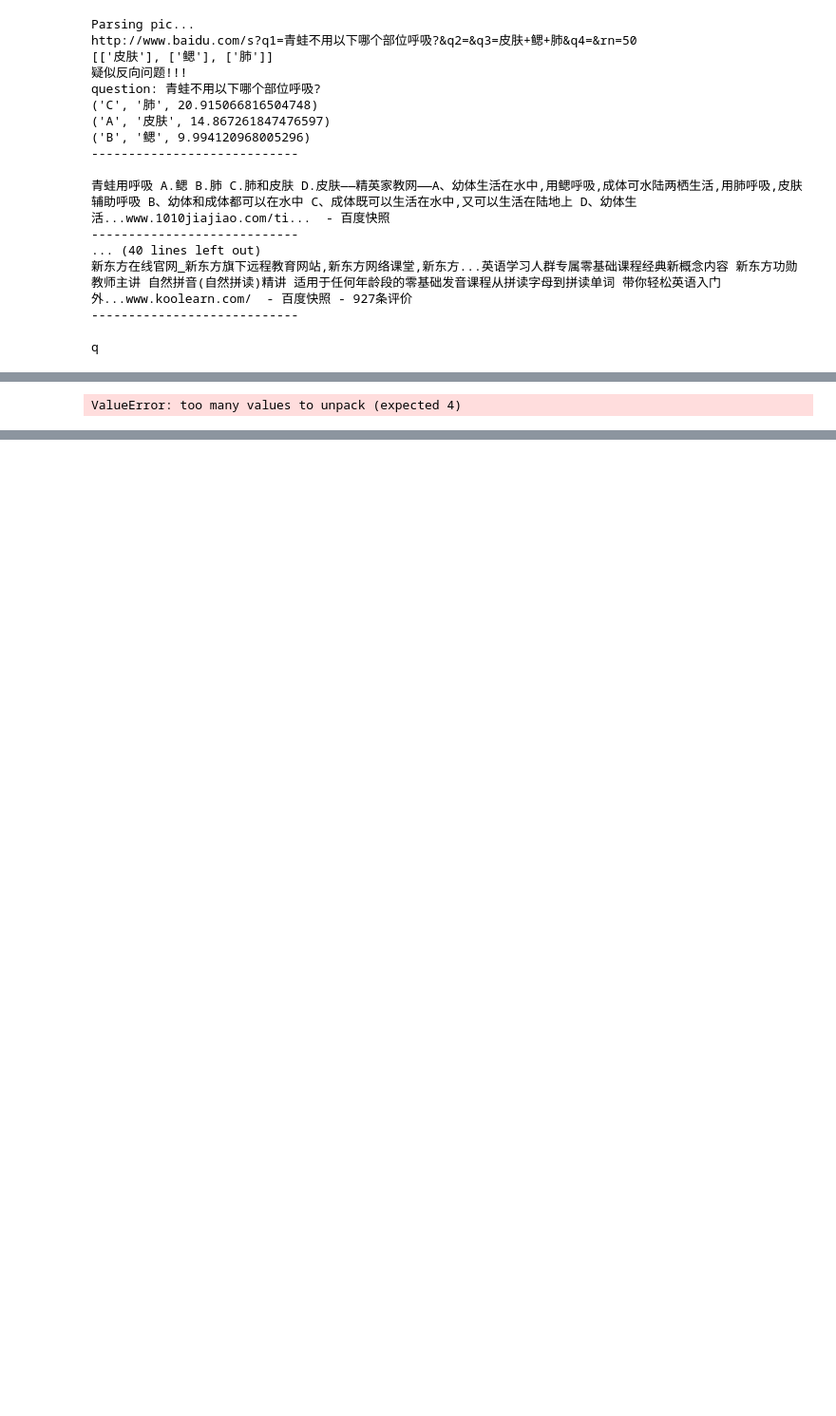
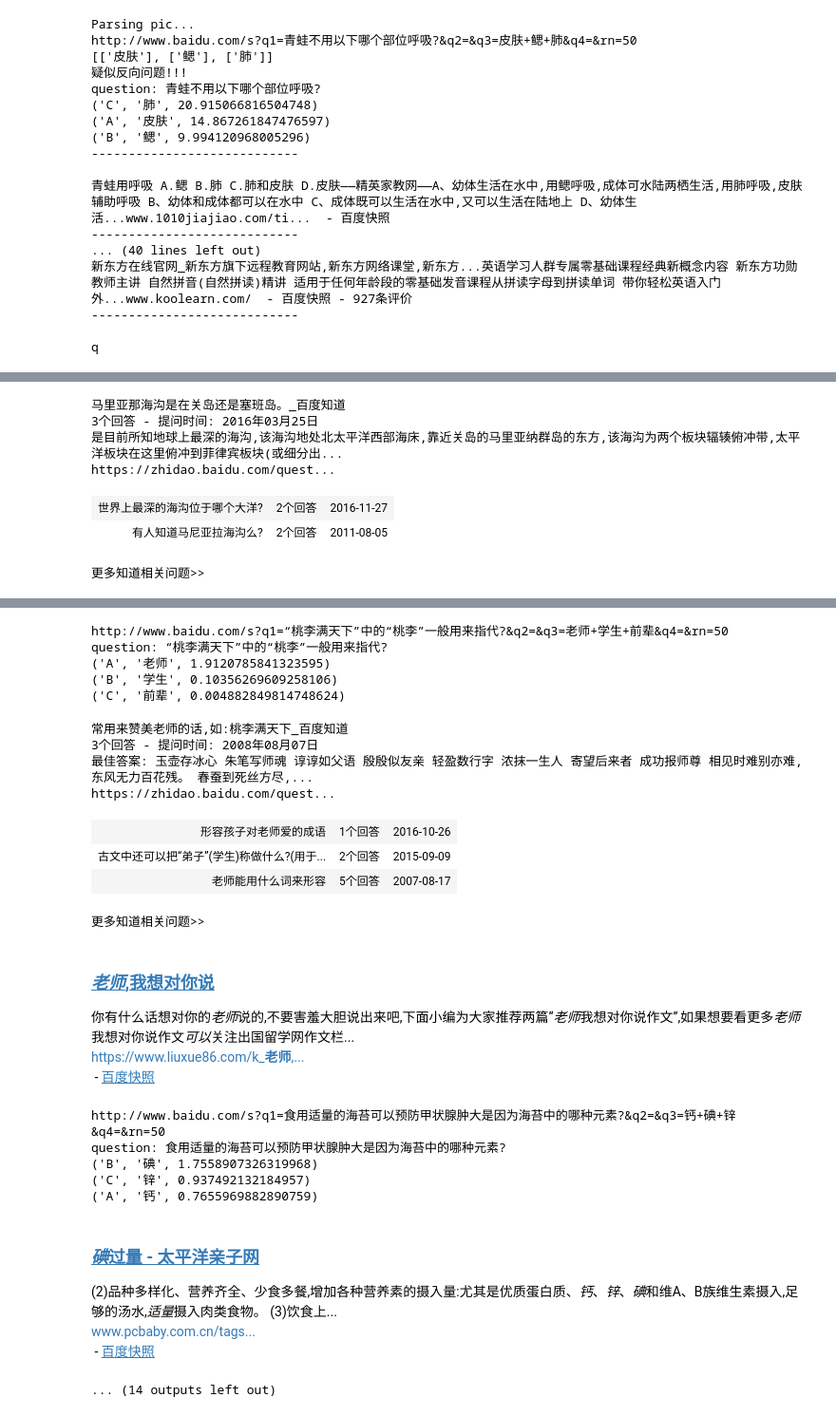
Before and after one commit to wptoux/Chiji, a Jupyter notebook: Chiji.ipynb, the cells around one changed output, grey strips where cells are left out. Shown at 95% size. Saved outputs shown, nothing was run; the diff lists cells and outputs as text; code cells hidden in the pictures; blank space fills up the shorter version.

```diff
--- a/Chiji.ipynb
+++ b/Chiji.ipynb
@@ -247,24 +324,3 @@ question: 以下三条河流的对比中哪条河流最长?
 ('B', '湄公河', 11.295331915130564)
 ('A', '多瑙河', 10.807949355504448)
 ('C', '伏尔塔瓦河', 1.7976801034539482)
-# %%
-question, opt_a, opt_b, opt_c = ocr(im,
-                   [(300,600,0,1080),
-                   (655,815,0,1080),
-                   (845,1005,0,1080),
-                   (1035,1200,0,1080)])
-
-if question != '':
-    quest_words = jieba.lcut_for_search(question)
-
-    opts = [opt_a, opt_b, opt_c]
-    opt_words = []
-    for opt in opts:
-#             opt_words.append(list(map(lambda p:p.word, filter(lambda p:p.flag.startswith('n'),
-#                                                  jieba.posseg.cut(opt)))))
-        opt_words.append(jieba.analyse.extract_tags(opt))
-
-#         rst = search(question)
-#         time.sleep(0.1)
-#         rst += search('%20'.join(quest_words))
-    rst = search_advanced(quest_words, opt_words, return_string=False)
@@ -300,11 +354,11 @@ q
 with open('questions.txt','r') as f:
     i = 0
     for line in f:
-        question, opt_a, opt_b, opt_c = line.split(',').strip()
+        question, opt_a, opt_b, opt_c = map(lambda s:s.strip(), line.split(','))
         search_ans(question, opt_a, opt_b, opt_c)
         time.sleep(1)
-        i += 0
-#         if i > 10:
-#             break
+        i += 1
+        if i > 5:
+            break
 # %% [output]
 http://www.baidu.com/s?q1=以下哪个海沟最深?&q2=&q3=马里亚纳+海沟+波多黎各+海沟+海沟+菲律宾&q4=&rn=50
@@ -327 +369,7 @@ http://www.baidu.com/s?q1=“桃李满天下”中的“桃李”一般用来指
-ValueError: too many values to unpack (expected 4)
+马里亚那海沟是在关岛还是塞班岛。_百度知道
+3个回答 - 提问时间: 2016年03月25日
+是目前所知地球上最深的海沟,该海沟地处北太平洋西部海床,靠近关岛的马里亚纳群岛的东方,该海沟为两个板块辐辏俯冲带,太平洋板块在这里俯冲到菲律宾板块(或细分出...
+https://zhidao.baidu.com/quest...
+| 世界上最深的海沟位于哪个大洋? | 2个回答 | 2016-11-27 |
+| 有人知道马尼亚拉海沟么? | 2个回答 | 2011-08-05 |
+更多知道相关问题>>
@@ -327,0 +377,27 @@ ValueError: too many values to unpack (expected 4)
+http://www.baidu.com/s?q1=“桃李满天下”中的“桃李”一般用来指代?&q2=&q3=老师+学生+前辈&q4=&rn=50
+question: “桃李满天下”中的“桃李”一般用来指代?
+('A', '老师', 1.9120785841323595)
+('B', '学生', 0.10356269609258106)
+('C', '前辈', 0.004882849814748624)
+常用来赞美老师的话,如:桃李满天下_百度知道
+3个回答 - 提问时间: 2008年08月07日
+最佳答案: 玉壶存冰心 朱笔写师魂 谆谆如父语 殷殷似友亲 轻盈数行字 浓抹一生人 寄望后来者 成功报师尊 相见时难别亦难, 东风无力百花残。 春蚕到死丝方尽,...
+https://zhidao.baidu.com/quest...
+| 形容孩子对老师爱的成语 | 1个回答 | 2016-10-26 |
+| 古文中还可以把“弟子”(学生)称做什么?(用于... | 2个回答 | 2015-09-09 |
+| 老师能用什么词来形容 | 5个回答 | 2007-08-17 |
+更多知道相关问题>>
+老师,我想对你说
+你有什么话想对你的老师说的,不要害羞大胆说出来吧,下面小编为大家推荐两篇“老师我想对你说作文”,如果想要看更多老师我想对你说作文可以关注出国留学网作文栏...
+https://www.liuxue86.com/k_老师,...
+- 百度快照
+http://www.baidu.com/s?q1=食用适量的海苔可以预防甲状腺肿大是因为海苔中的哪种元素?&q2=&q3=钙+碘+锌&q4=&rn=50
+question: 食用适量的海苔可以预防甲状腺肿大是因为海苔中的哪种元素?
+('B', '碘', 1.7558907326319968)
+('C', '锌', 0.937492132184957)
+('A', '钙', 0.7655969882890759)
+碘过量 - 太平洋亲子网
+(2)品种多样化、营养齐全、少食多餐,增加各种营养素的摄入量:尤其是优质蛋白质、钙、锌、碘和维A、B族维生素摄入,足够的汤水,适量摄入肉类食物。 (3)饮食上...
+www.pcbaby.com.cn/tags...
+- 百度快照
+... (14 outputs left out)
```
Also changed, not shown: parts of 11 cells of this notebook, 2 other files.
